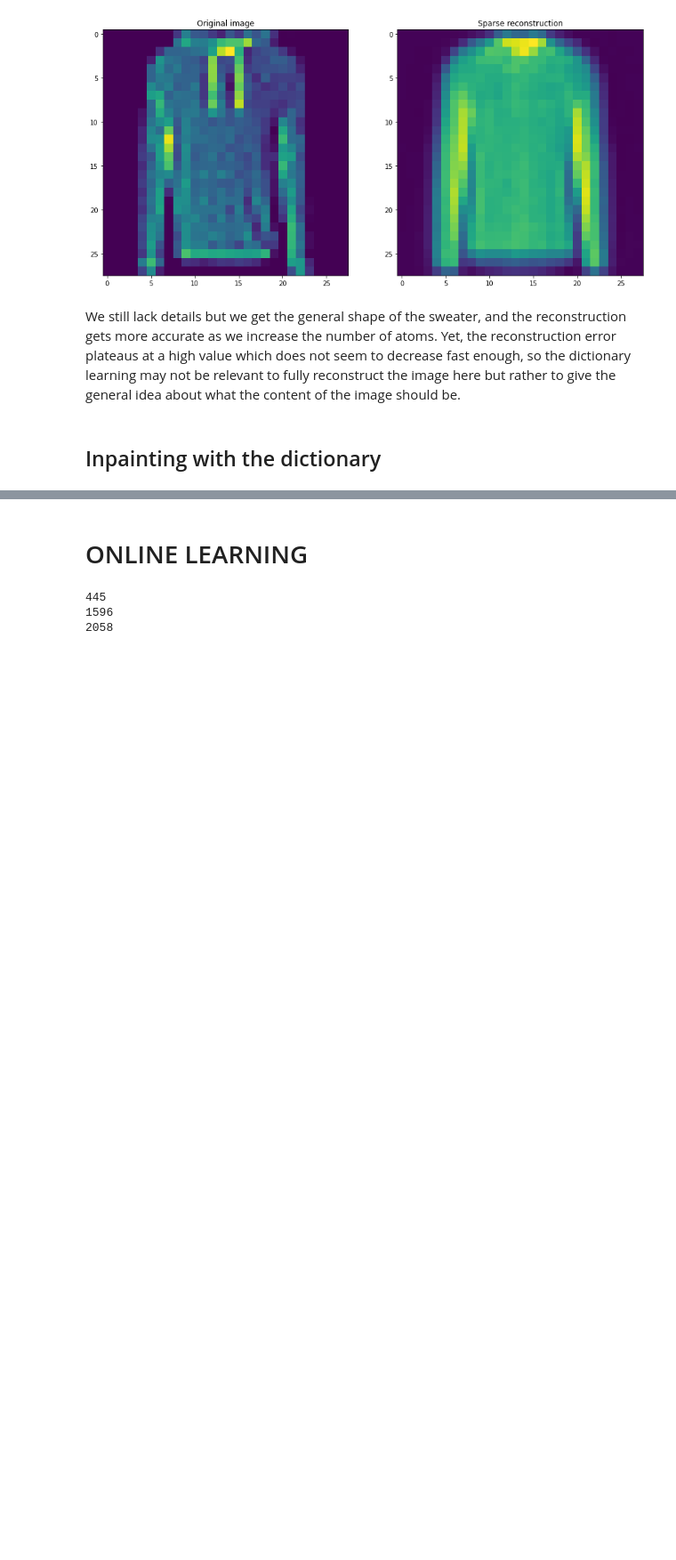
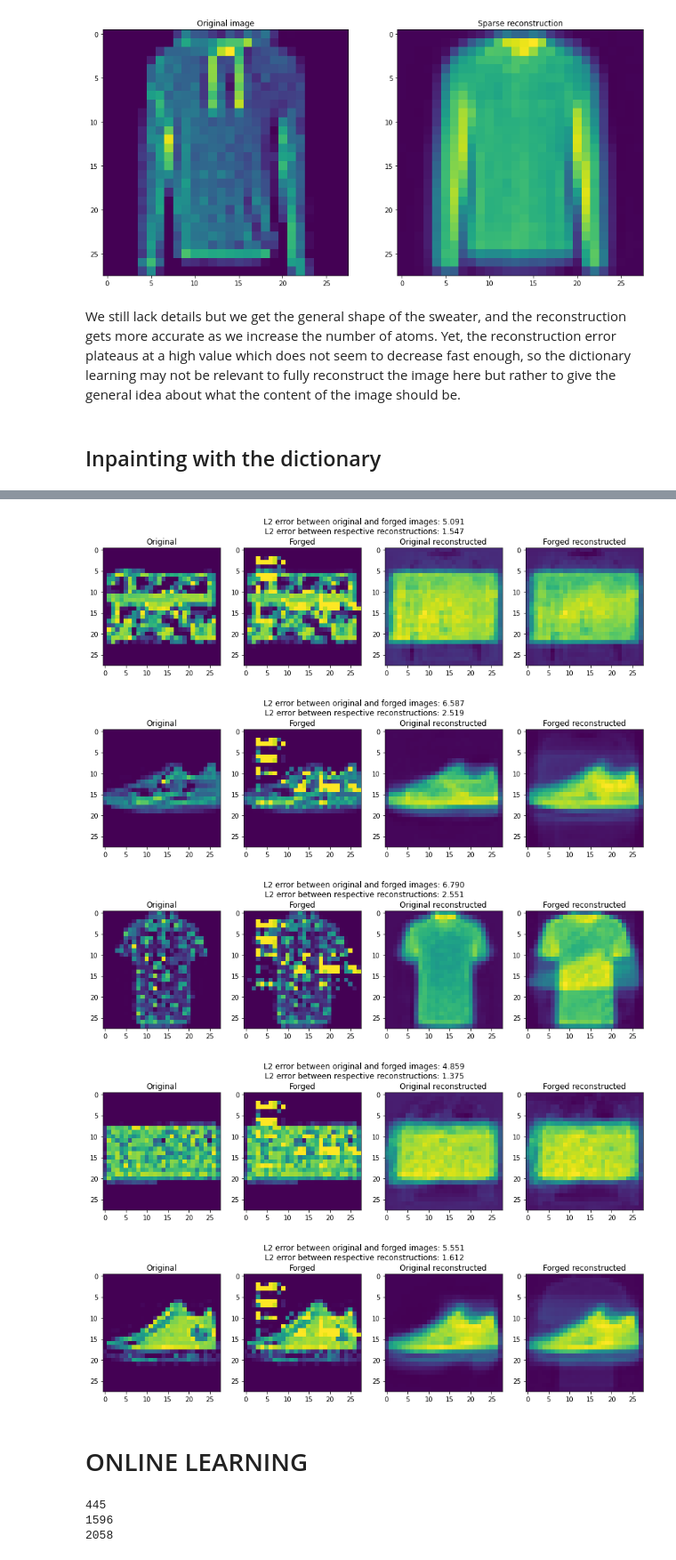
Before and after one commit to thomaschabal/OnlineDictionaryLearningForSparseCoding, a Jupyter notebook: main.ipynb, the cells around one changed output, grey strips where cells are left out. Shown at 89% size. Saved outputs shown, nothing was run; the diff lists cells and outputs as text; code cells hidden in the pictures; blank space fills up the shorter version.

```diff
--- a/main.ipynb
+++ b/main.ipynb
@@ -429,3 +396,13 @@ show_imgs([img, forged_image], ["Original image", "Forged image"])
+# %%
+for img_idx in range(5):
+    img = np.reshape(X_fashion_test[img_idx], (28, 28))
+    _, _, _ = forge_and_reconstruct(img, dict_learner_120_atoms, text)
+# %% [output]
+[figure, added]
+[figure, added]
+[figure, added]
+[figure, added]
+[figure, added]
 # %% [markdown]
 # ONLINE LEARNING
 # %%
```
Also changed, not shown: parts of 12 cells of this notebook, 2 other files.
